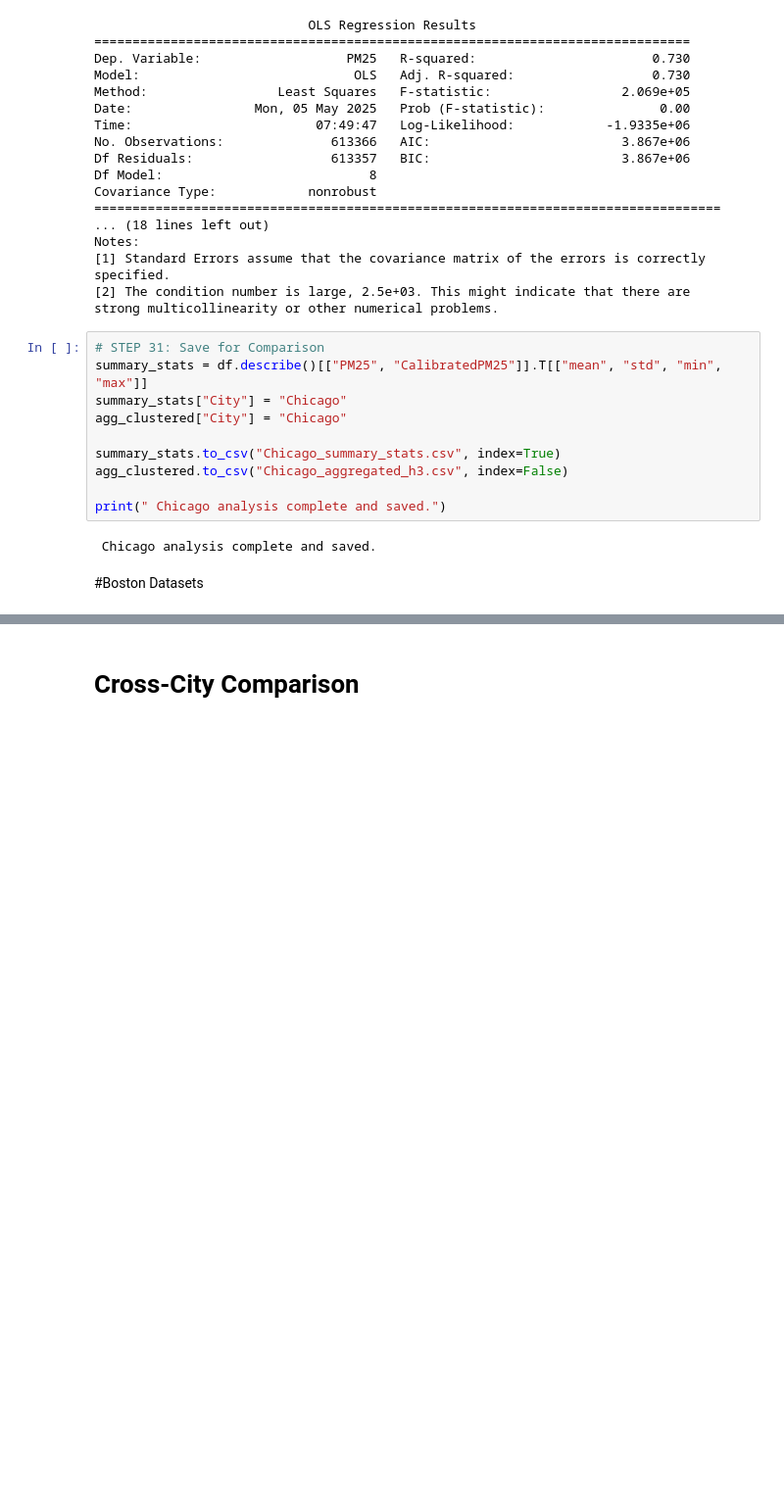
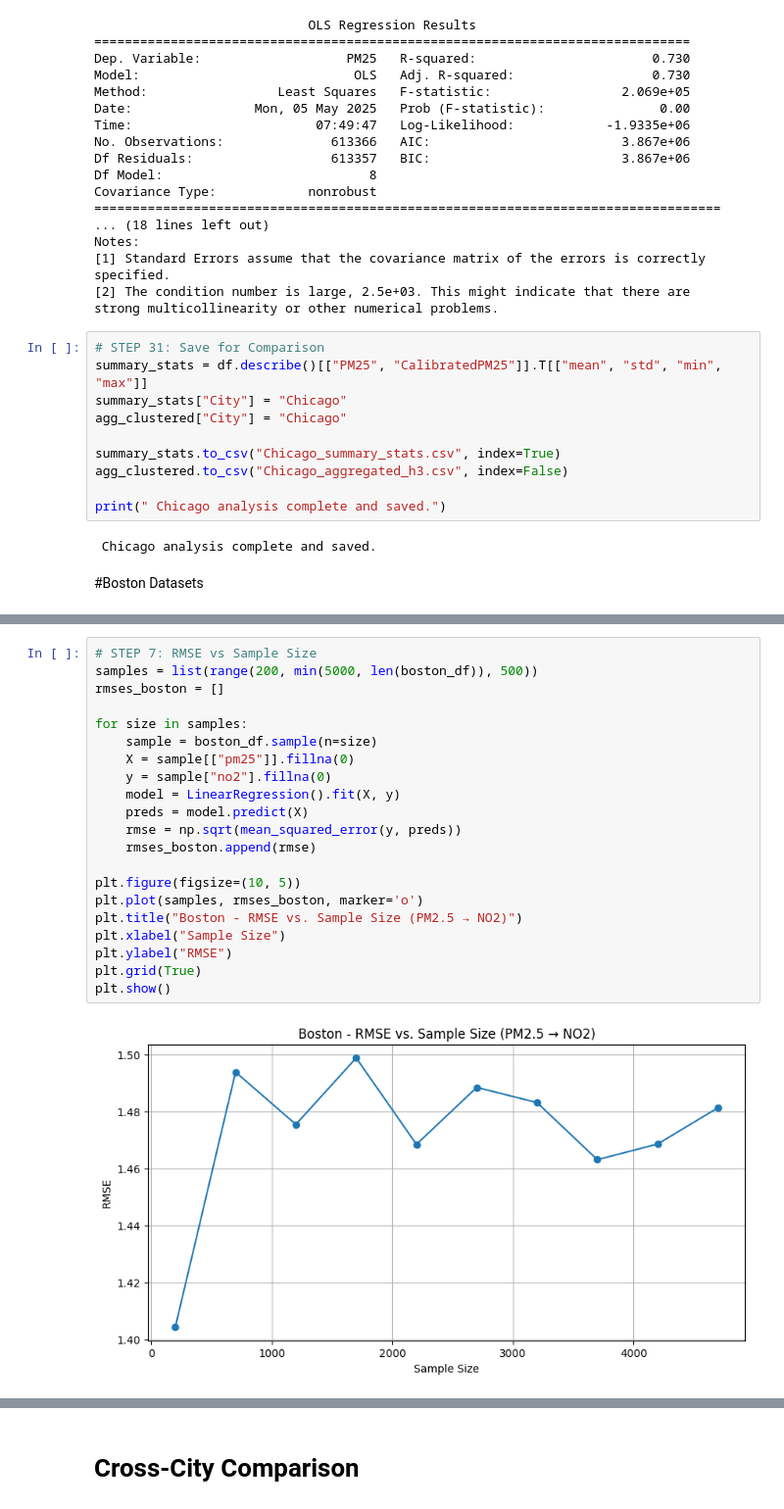
Before and after one commit to Dr-Isam-ALJAWARNEH/fds-project-airnav, a Jupyter notebook: NYC_Boston_Chicago_Project.ipynb, the cells around one changed output, grey strips where cells are left out. Shown at 98% size. Drawn from its saved outputs; the diff is of its cells as text; blank space fills up the shorter version.

```diff
--- a/NYC_Boston_Chicago_Project.ipynb
+++ b/NYC_Boston_Chicago_Project.ipynb
@@ -532,0 +628,23 @@ print(" Chicago analysis complete and saved.")
+# %%
+# STEP 7: RMSE vs Sample Size
+samples = list(range(200, min(5000, len(boston_df)), 500))
+rmses_boston = []
+
+for size in samples:
+    sample = boston_df.sample(n=size)
+    X = sample[["pm25"]].fillna(0)
+    y = sample["no2"].fillna(0)
+    model = LinearRegression().fit(X, y)
+    preds = model.predict(X)
+    rmse = np.sqrt(mean_squared_error(y, preds))
+    rmses_boston.append(rmse)
+
+plt.figure(figsize=(10, 5))
+plt.plot(samples, rmses_boston, marker='o')
+plt.title("Boston - RMSE vs. Sample Size (PM2.5 → NO2)")
+plt.xlabel("Sample Size")
+plt.ylabel("RMSE")
+plt.grid(True)
+plt.show()
+# %% [output]
+[figure, added]
```
Also changed, not shown: parts of 8 cells of this notebook.
